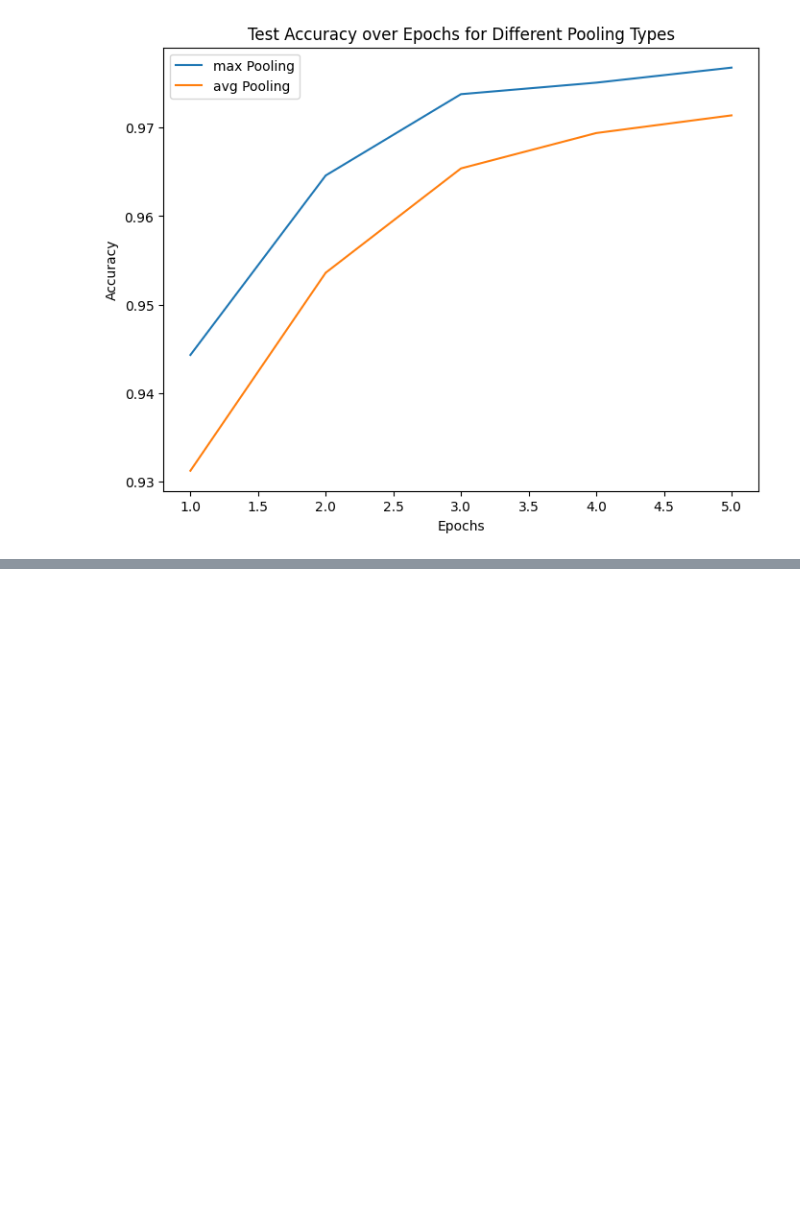
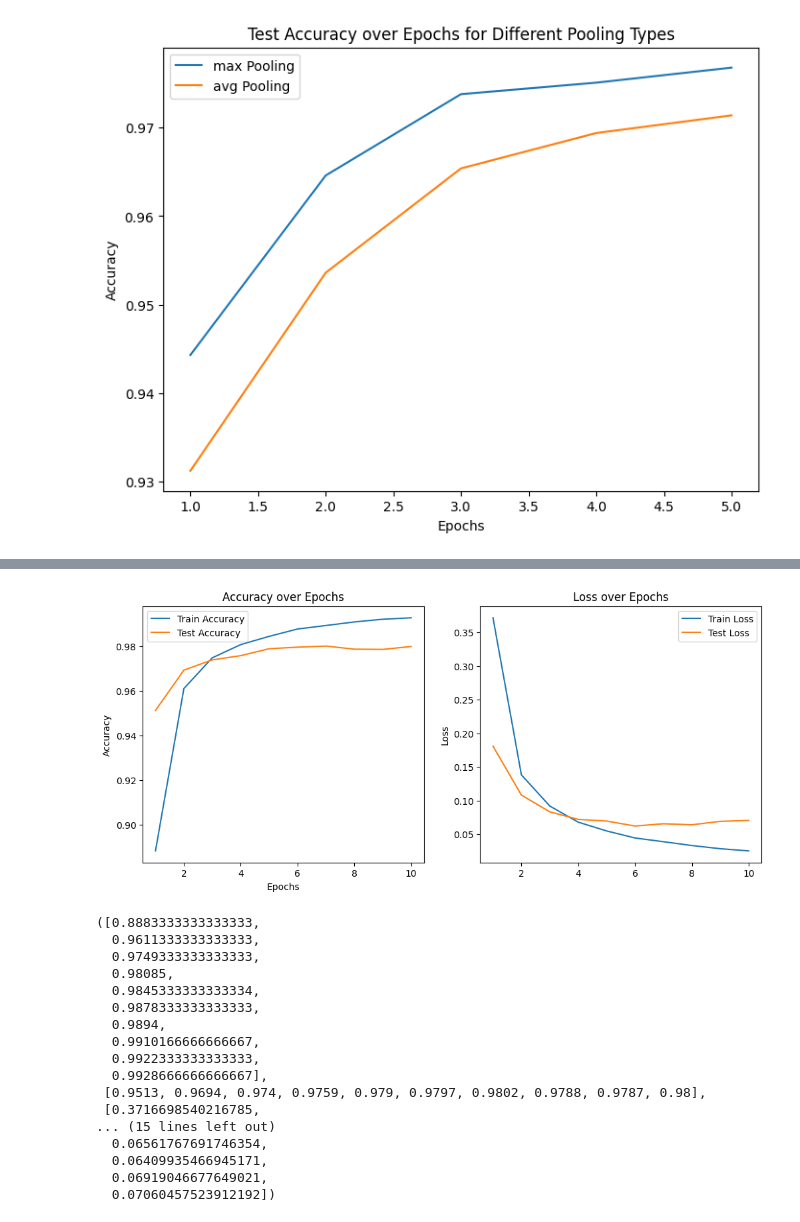
Before and after one commit to rohannair183/SYDE-577-A2-CNN-MNIST, a Jupyter notebook: main.ipynb, the cells around one changed output, grey strips where cells are left out. Cells and saved outputs as stored; diff of their text form; code cells hidden in the pictures; blank space fills up the shorter version.

```diff
--- a/main.ipynb
+++ b/main.ipynb
@@ -574,0 +671,17 @@ axs.legend()
+# %%
+# Augmented Data Training
+import torchvision.transforms as transforms
+train_transform_augmented = torchvision.transforms.Compose([
+    torchvision.transforms.RandomRotation(10),  # Random rotation between -10 and 10 degrees
+    torchvision.transforms.RandomAffine(0, translate=(0.1, 0.1)),
+    transforms.ColorJitter(brightness=0.1, contrast=0.1, saturation=0.1, hue=0.1),
+    torchvision.transforms.ToTensor(),
+    torchvision.transforms.Normalize(mean=0.1307, std=0.3081)
+])
+train_data_augmented = torchvision.datasets.MNIST('./datafiles/', train=True, download=True, transform=train_transform_augmented)
+train_loader_augmented = torch.utils.data.DataLoader(train_data_augmented, batch_size=512, shuffle=True)
+model = BaselineConvNet()
+loss_fn = nn.CrossEntropyLoss()
+optimizer = optim.Adam(model.parameters(), lr=0.001)
+training_loop(model=model, loss_fn=loss_fn, optimizer=optimizer, num_epochs=10, learning_rate=0.001, show_plots=True)
+# %% [output]
@@ -574,0 +708,18 @@ axs.legend()
+[figure, added]
+([0.8883333333333333,
+  0.9611333333333333,
+  0.9749333333333333,
+  0.98085,
+  0.9845333333333334,
+  0.9878333333333333,
+  0.9894,
+  0.9910166666666667,
+  0.9922333333333333,
+  0.9928666666666667],
+ [0.9513, 0.9694, 0.974, 0.9759, 0.979, 0.9797, 0.9802, 0.9788, 0.9787, 0.98],
+ [0.3716698540216785,
+... (15 lines left out)
+  0.06561767691746354,
+  0.06409935466945171,
+  0.06919046677649021,
+  0.07060457523912192])
```
Also changed, not shown: parts of 5 cells of this notebook.
